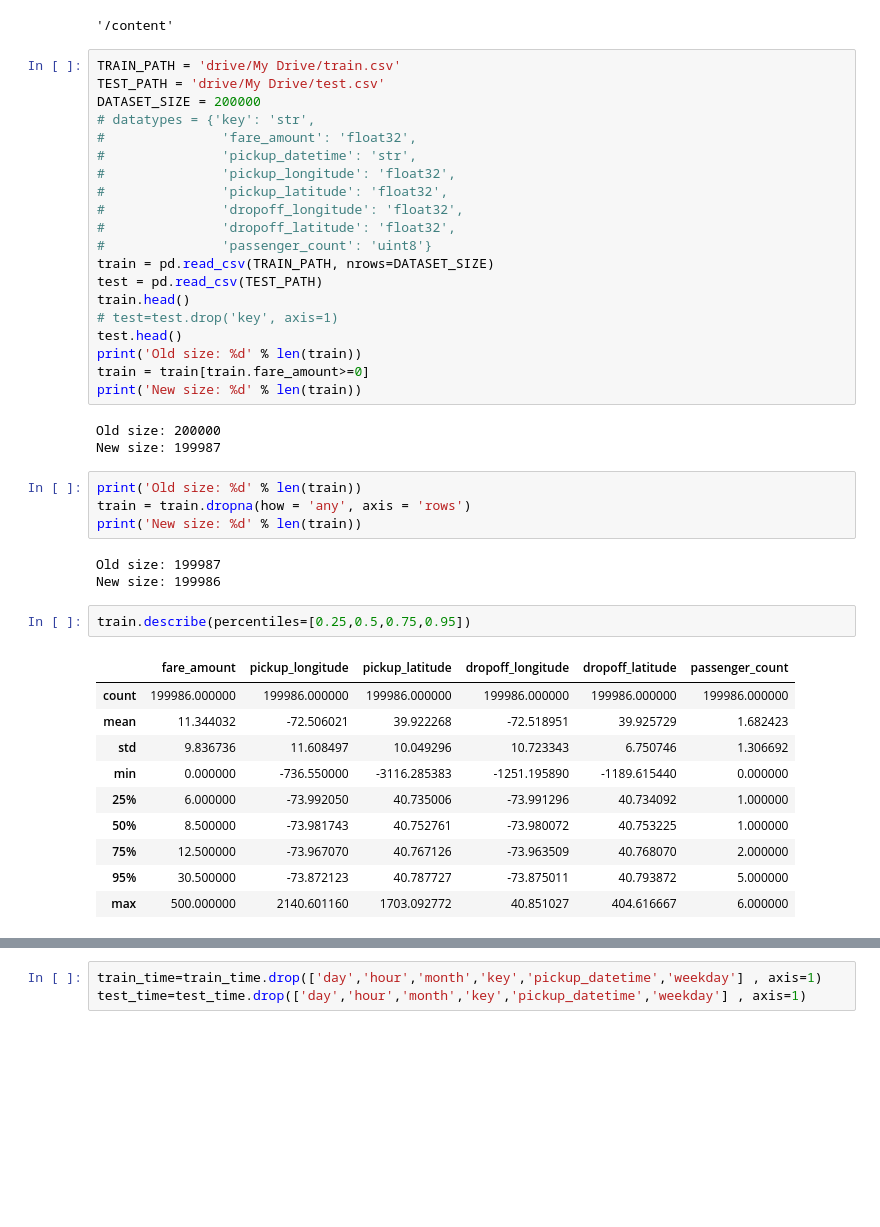
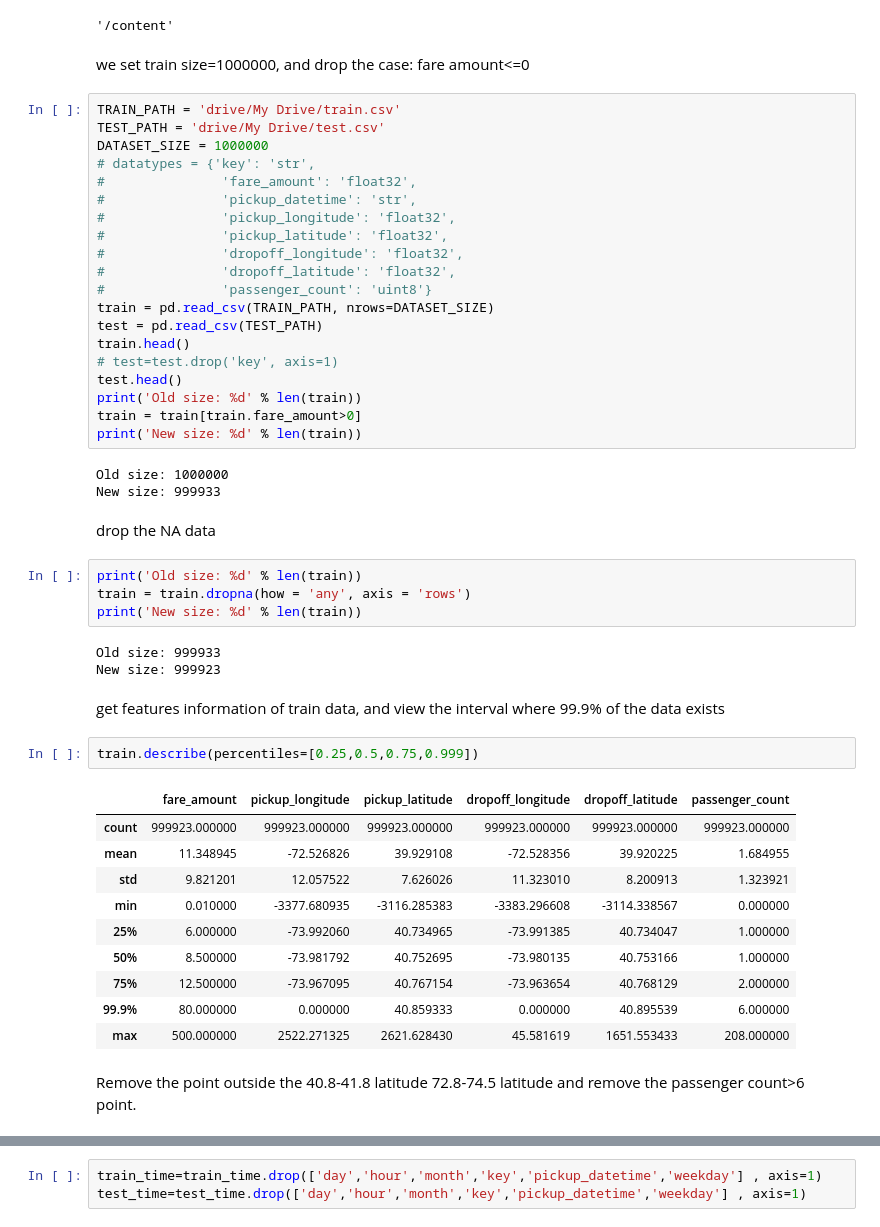
Before and after one commit to Lanbasara/ML-project, a Jupyter notebook: ML_project.ipynb, the cells around one changed output, grey strips where cells are left out. Cells and saved outputs as stored; diff of their text form; blank space fills up the shorter version.

```diff
--- a/ML_project.ipynb
+++ b/ML_project.ipynb
@@ -37,10 +32,12 @@ os.getcwd()
 # help(pd.read_csv)
 # %% [output]
 '/content'
+# %% [markdown]
+we set train size=1000000, and drop the case: fare amount<=0
 # %%
 TRAIN_PATH = 'drive/My Drive/train.csv'
 TEST_PATH = 'drive/My Drive/test.csv'
-DATASET_SIZE = 200000
+DATASET_SIZE = 1000000
 # datatypes = {'key': 'str',
 #               'fare_amount': 'float32',
 #               'pickup_datetime': 'str',
@@ -55,31 +52,38 @@ train.head()
 # test=test.drop('key', axis=1)
 test.head()
 print('Old size: %d' % len(train))
-train = train[train.fare_amount>=0]
+train = train[train.fare_amount>0]
 print('New size: %d' % len(train))
 # %% [output]
-Old size: 200000
-New size: 199987
+Old size: 1000000
+New size: 999933
+# %% [markdown]
+drop the NA data
 # %%
 print('Old size: %d' % len(train))
 train = train.dropna(how = 'any', axis = 'rows')
 print('New size: %d' % len(train))
 # %% [output]
-Old size: 199987
-New size: 199986
+Old size: 999933
+New size: 999923
+# %% [markdown]
+
+get features information of train data, and view the interval where 99.9% of the data exists
 # %%
-train.describe(percentiles=[0.25,0.5,0.75,0.95])
+train.describe(percentiles=[0.25,0.5,0.75,0.999])
 # %% [output]
 |  | fare_amount | pickup_longitude | pickup_latitude | dropoff_longitude | dropoff_latitude | passenger_count |
-| count | 199986.000000 | 199986.000000 | 199986.000000 | 199986.000000 | 199986.000000 | 199986.000000 |
-| mean | 11.344032 | -72.506021 | 39.922268 | -72.518951 | 39.925729 | 1.682423 |
-| std | 9.836736 | 11.608497 | 10.049296 | 10.723343 | 6.750746 | 1.306692 |
-| min | 0.000000 | -736.550000 | -3116.285383 | -1251.195890 | -1189.615440 | 0.000000 |
-| 25% | 6.000000 | -73.992050 | 40.735006 | -73.991296 | 40.734092 | 1.000000 |
-| 50% | 8.500000 | -73.981743 | 40.752761 | -73.980072 | 40.753225 | 1.000000 |
-| 75% | 12.500000 | -73.967070 | 40.767126 | -73.963509 | 40.768070 | 2.000000 |
-| 95% | 30.500000 | -73.872123 | 40.787727 | -73.875011 | 40.793872 | 5.000000 |
-| max | 500.000000 | 2140.601160 | 1703.092772 | 40.851027 | 404.616667 | 6.000000 |
+| count | 999923.000000 | 999923.000000 | 999923.000000 | 999923.000000 | 999923.000000 | 999923.000000 |
+| mean | 11.348945 | -72.526826 | 39.929108 | -72.528356 | 39.920225 | 1.684955 |
+| std | 9.821201 | 12.057522 | 7.626026 | 11.323010 | 8.200913 | 1.323921 |
+| min | 0.010000 | -3377.680935 | -3116.285383 | -3383.296608 | -3114.338567 | 0.000000 |
+| 25% | 6.000000 | -73.992060 | 40.734965 | -73.991385 | 40.734047 | 1.000000 |
+| 50% | 8.500000 | -73.981792 | 40.752695 | -73.980135 | 40.753166 | 1.000000 |
+| 75% | 12.500000 | -73.967095 | 40.767154 | -73.963654 | 40.768129 | 2.000000 |
+| 99.9% | 80.000000 | 0.000000 | 40.859333 | 0.000000 | 40.895539 | 6.000000 |
+| max | 500.000000 | 2522.271325 | 2621.628430 | 45.581619 | 1651.553433 | 208.000000 |
+# %% [markdown]
+Remove the point outside the 40.8-41.8 latitude 72.8-74.5 latitude and remove the passenger count>6 point.
 # %%
 print('Old size: %d' % len(train))
 # print((train['dropoff_longitude'] ==train['pickup_longitude']))
```
Also changed, not shown: parts of 48 cells of this notebook, 1 other file.
